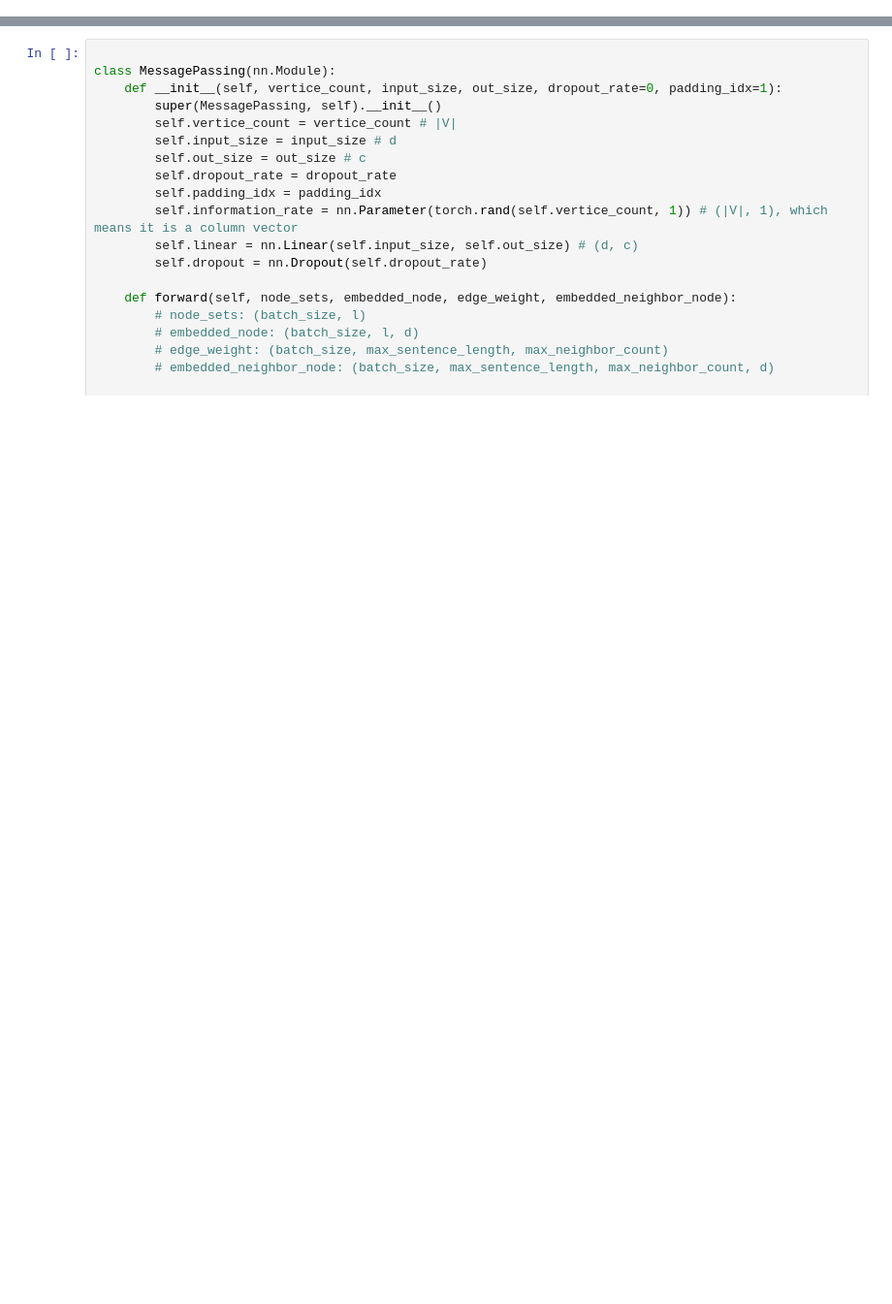
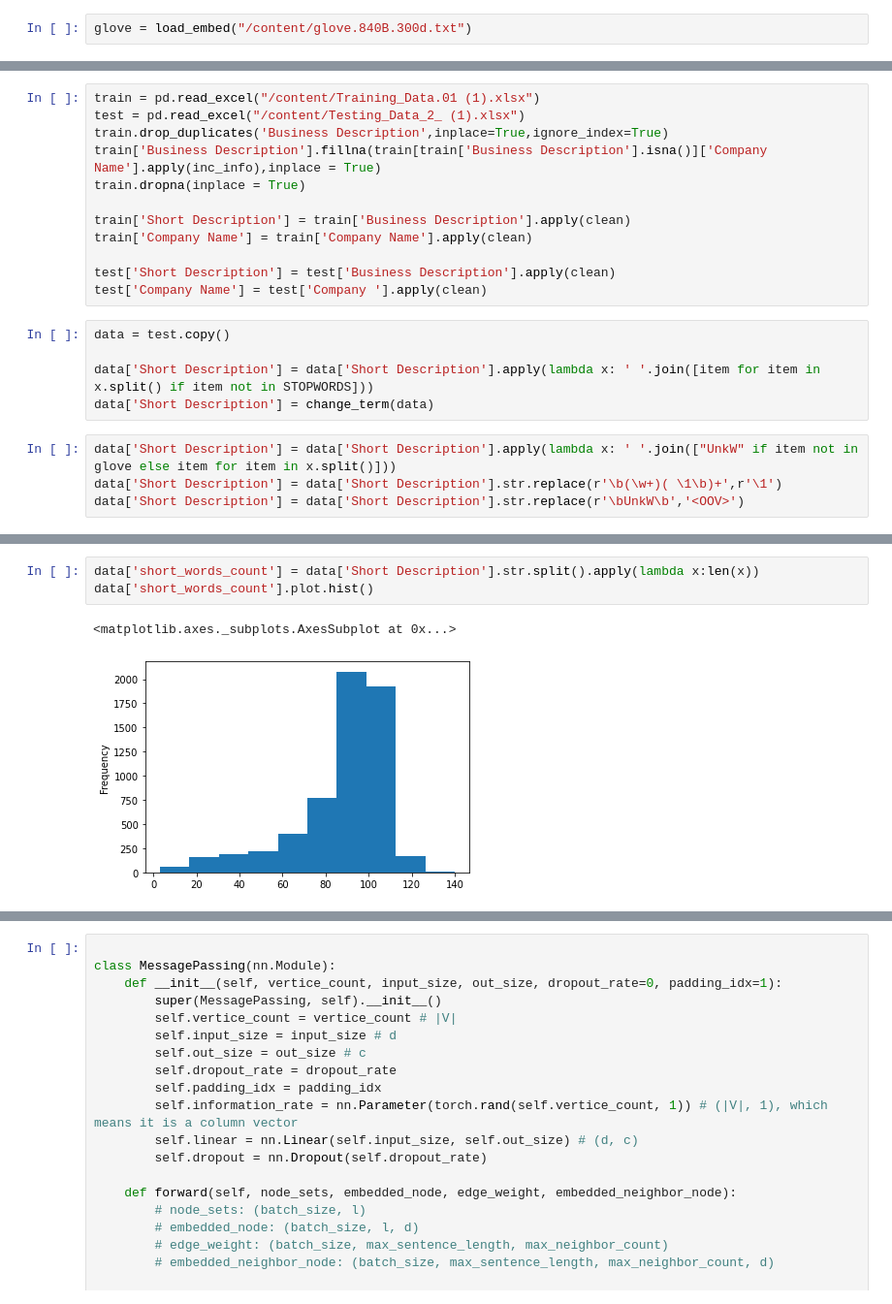
Before and after one commit to AmbiTyga/73String, a Jupyter notebook: Data Preprocessing.ipynb, the cells around one changed output, grey strips where cells are left out. Shown at 97% size. Drawn from its saved outputs; the diff is of its cells as text; blank space fills up the shorter version.

```diff
--- a/Data Preprocessing.ipynb
+++ b/Data Preprocessing.ipynb
@@ -13,0 +209,2 @@ import argparse
+# %%
+glove = load_embed("/content/glove.840B.300d.txt")
@@ -13,0 +220,21 @@ import argparse
+# %%
+train = pd.read_excel("/content/Training_Data.01 (1).xlsx")
+test = pd.read_excel("/content/Testing_Data_2_ (1).xlsx")
+train.drop_duplicates('Business Description',inplace=True,ignore_index=True)
+train['Business Description'].fillna(train[train['Business Description'].isna()]['Company Name'].apply(inc_info),inplace = True)
+train.dropna(inplace = True)
+
+train['Short Description'] = train['Business Description'].apply(clean)
+train['Company Name'] = train['Company Name'].apply(clean)
+
+test['Short Description'] = test['Business Description'].apply(clean)
+test['Company Name'] = test['Company '].apply(clean)
+# %%
+data = test.copy()
+
+data['Short Description'] = data['Short Description'].apply(lambda x: ' '.join([item for item in x.split() if item not in STOPWORDS]))
+data['Short Description'] = change_term(data)
+# %%
+data['Short Description'] = data['Short Description'].apply(lambda x: ' '.join(["UnkW" if item not in glove else item for item in x.split()]))
+data['Short Description'] = data['Short Description'].str.replace(r'\b(\w+)( \1\b)+',r'\1')
+data['Short Description'] = data['Short Description'].str.replace(r'\bUnkW\b','<OOV>')
@@ -13,0 +255,6 @@ import argparse
+# %%
+data['short_words_count'] = data['Short Description'].str.split().apply(lambda x:len(x))
+data['short_words_count'].plot.hist()
+# %% [output]
+<matplotlib.axes._subplots.AxesSubplot at 0x...>
+[figure, added]
```
Also changed, not shown: parts of 37 cells of this notebook.
